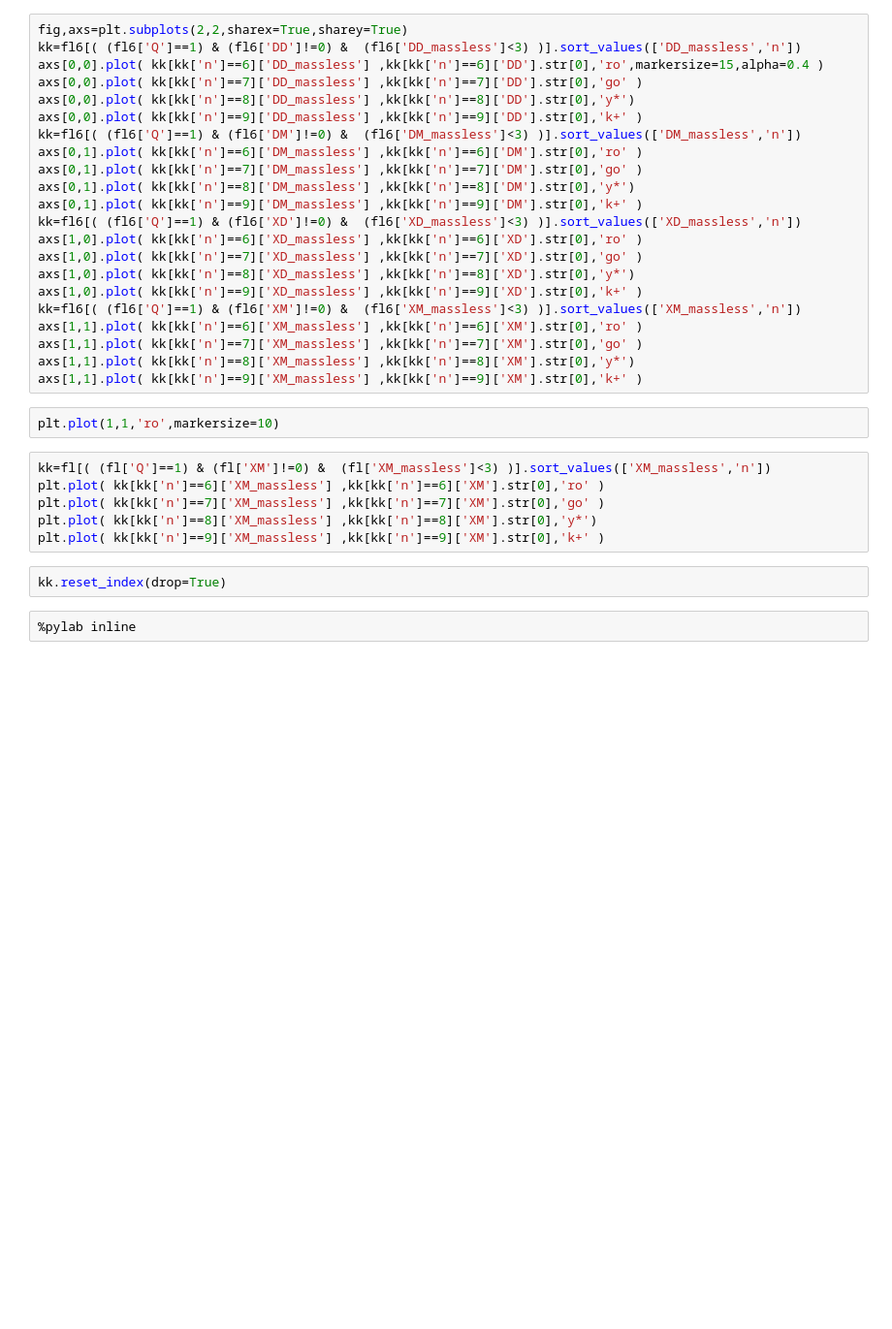
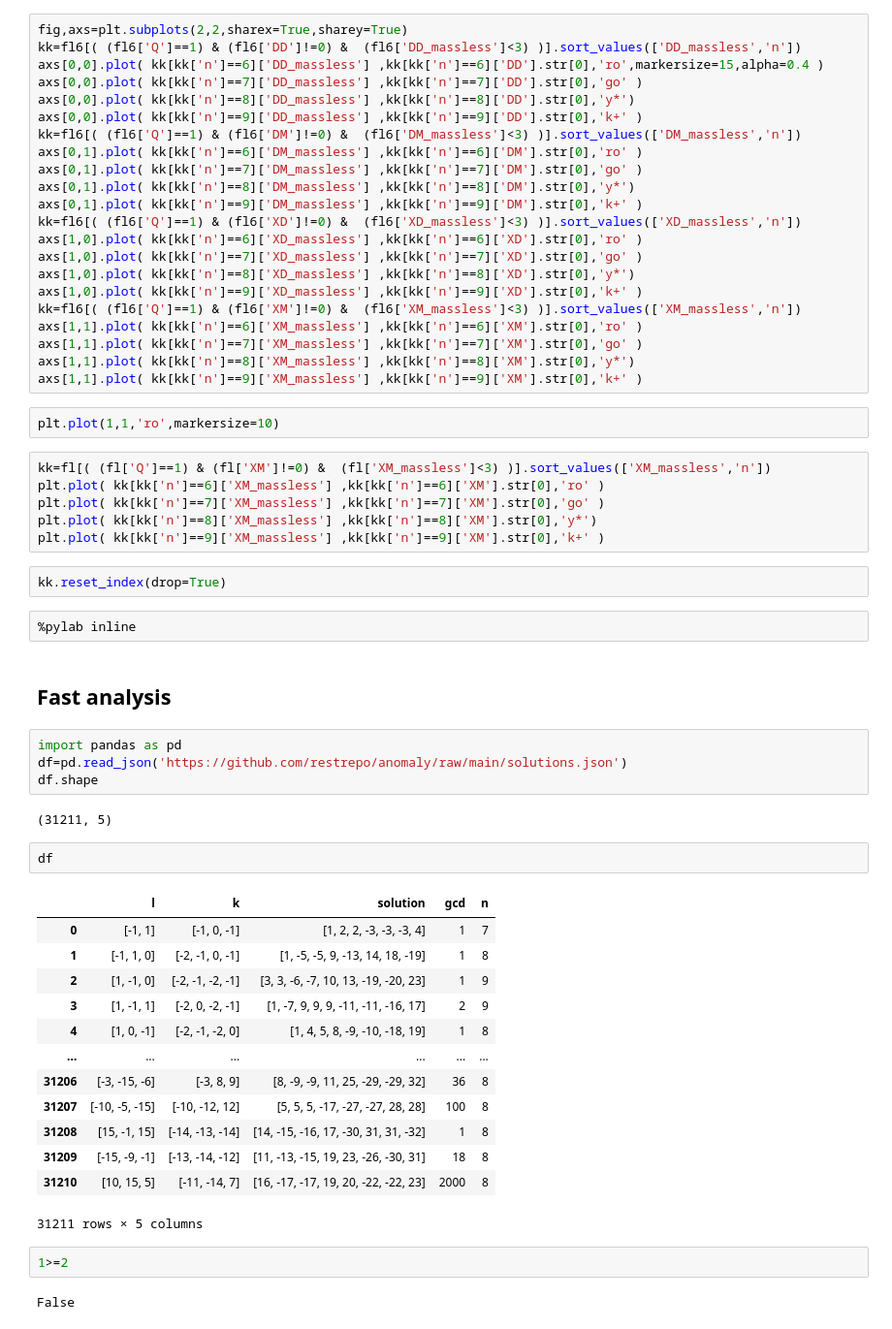
Before and after one commit to LBJ-Wade/anomaly, a Jupyter notebook: newsolutions.ipynb, the cells around one changed output. Shown at 97% size. Drawn from its saved outputs; the diff is of its cells as text; blank space fills up the shorter version.

```diff
--- a/newsolutions.ipynb
+++ b/newsolutions.ipynb
@@ -1087,3 +1107,31 @@ plt.plot( kk[kk['n']==9]['XM_massless'] ,kk[kk['n']==9]['XM'].str[0],'k+' )
 kk.reset_index(drop=True)
 # %%
 %pylab inline
+# %% [markdown]
+## Fast analysis
+# %%
+import pandas as pd
+df=pd.read_json('https://github.com/restrepo/anomaly/raw/main/solutions.json')
+df.shape
+# %% [output]
+(31211, 5)
+# %%
+df
+# %% [output]
+|  | l | k | solution | gcd | n |
+| 0 | [-1, 1] | [-1, 0, -1] | [1, 2, 2, -3, -3, -3, 4] | 1 | 7 |
+| 1 | [-1, 1, 0] | [-2, -1, 0, -1] | [1, -5, -5, 9, -13, 14, 18, -19] | 1 | 8 |
+| 2 | [1, -1, 0] | [-2, -1, -2, -1] | [3, 3, -6, -7, 10, 13, -19, -20, 23] | 1 | 9 |
+| 3 | [1, -1, 1] | [-2, 0, -2, -1] | [1, -7, 9, 9, 9, -11, -11, -16, 17] | 2 | 9 |
+| 4 | [1, 0, -1] | [-2, -1, -2, 0] | [1, 4, 5, 8, -9, -10, -18, 19] | 1 | 8 |
+| ... | ... | ... | ... | ... | ... |
+| 31206 | [-3, -15, -6] | [-3, 8, 9] | [8, -9, -9, 11, 25, -29, -29, 32] | 36 | 8 |
+| 31207 | [-10, -5, -15] | [-10, -12, 12] | [5, 5, 5, -17, -27, -27, 28, 28] | 100 | 8 |
+| 31208 | [15, -1, 15] | [-14, -13, -14] | [14, -15, -16, 17, -30, 31, 31, -32] | 1 | 8 |
+| 31209 | [-15, -9, -1] | [-13, -14, -12] | [11, -13, -15, 19, 23, -26, -30, 31] | 18 | 8 |
+| 31210 | [10, 15, 5] | [-11, -14, 7] | [16, -17, -17, 19, 20, -22, -22, 23] | 2000 | 8 |
+31211 rows × 5 columns
+# %%
+1>=2
+# %% [output]
+False
```
Also changed, not shown: parts of 6 cells of this notebook, 1 other file.
